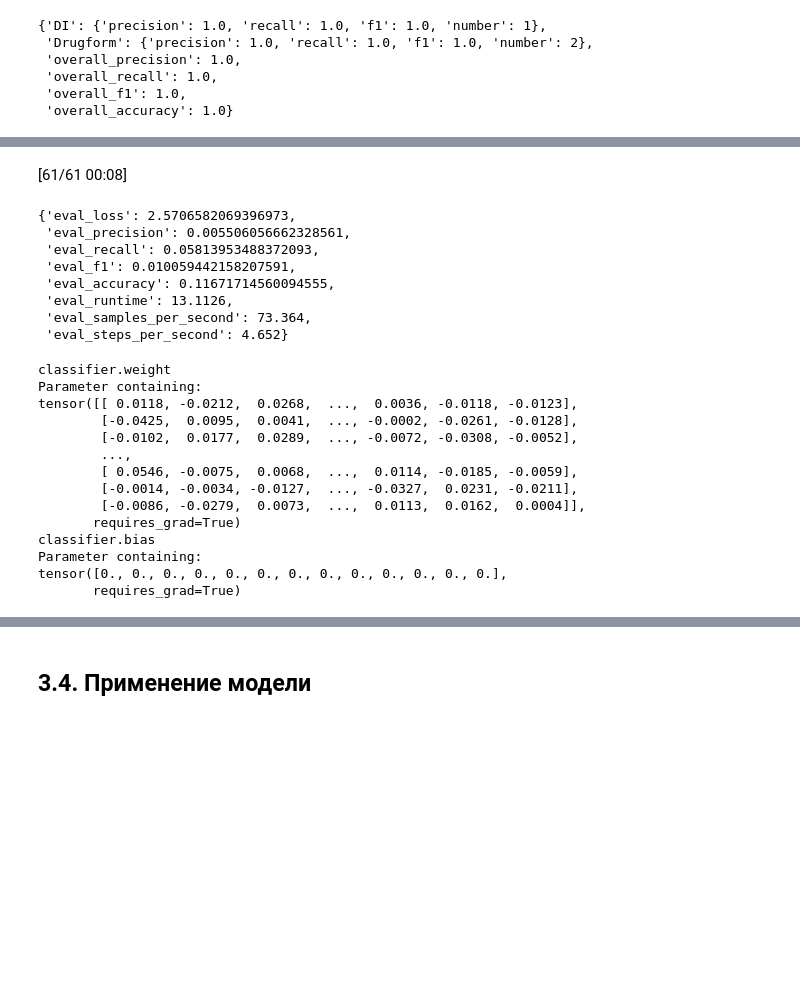
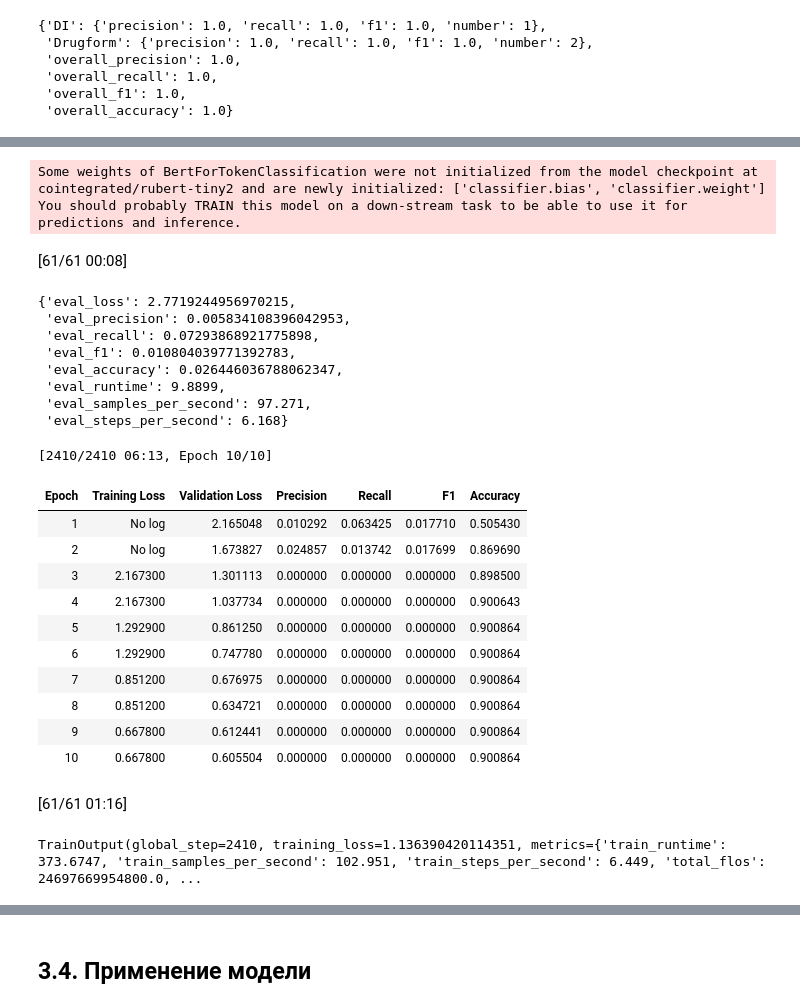
Before and after one commit to Falconwatch/llm_course, a Jupyter notebook: HW2/ДЗ2_done.ipynb, the cells around one changed output, grey strips where cells are left out. Drawn from its saved outputs; the diff is of its cells as text; code cells hidden in the pictures; blank space fills up the shorter version.

```diff
--- a/HW2/ДЗ2_done.ipynb
+++ b/HW2/ДЗ2_done.ipynb
@@ -325,0 +305,13 @@ def compute_metrics(p):
+# %%
+from transformers import AutoModelForTokenClassification, TrainingArguments, Trainer
+
+rubert_tiny_freezed = AutoModelForTokenClassification.from_pretrained(model_checkpoint, num_labels=len(label_list))
+rubert_tiny_freezed.config.id2label = dict(enumerate(label_list))
+rubert_tiny_freezed.config.label2id = {v: k for k, v in rubert_tiny_freezed.config.id2label.items()}
+
+
+for param in rubert_tiny_freezed.bert.parameters():
+    param.requires_grad = False
+# %% [output]
+Some weights of BertForTokenClassification were not initialized from the model checkpoint at cointegrated/rubert-tiny2 and are newly initialized: ['classifier.bias', 'classifier.weight']
+You should probably TRAIN this model on a down-stream task to be able to use it for predictions and inference.
@@ -326,7 +333,7 @@ def compute_metrics(p):
 # %%
 # model training
 trainer = Trainer(
-    baseline_model,
+    rubert_tiny_freezed,
     args,
     train_dataset=tokenized_datasets["train"],
     eval_dataset=tokenized_datasets["test"],
@@ -338,11 +345,11 @@ trainer = Trainer(
 trainer.evaluate()
 # %% [output]
 [61/61 00:08]
-{'eval_loss': 2.5706582069396973,
- 'eval_precision': 0.005506056662328561,
- 'eval_recall': 0.05813953488372093,
- 'eval_f1': 0.010059442158207591,
- 'eval_accuracy': 0.11671714560094555,
- 'eval_runtime': 13.1126,
- 'eval_samples_per_second': 73.364,
- 'eval_steps_per_second': 4.652}
+{'eval_loss': 2.7719244956970215,
+ 'eval_precision': 0.005834108396042953,
+ 'eval_recall': 0.07293868921775898,
+ 'eval_f1': 0.010804039771392783,
+ 'eval_accuracy': 0.026446036788062347,
+ 'eval_runtime': 9.8899,
+ 'eval_samples_per_second': 97.271,
+ 'eval_steps_per_second': 6.168}
@@ -352,20 +355,0 @@ for param in baseline_model.bert.parameters():
-# %%
-for name, param in baseline_model.named_parameters():
-    if param.requires_grad:
-        print(name)
-        print(param)
-# %% [output]
-classifier.weight
-Parameter containing:
-tensor([[ 0.0118, -0.0212,  0.0268,  ...,  0.0036, -0.0118, -0.0123],
-        [-0.0425,  0.0095,  0.0041,  ..., -0.0002, -0.0261, -0.0128],
-        [-0.0102,  0.0177,  0.0289,  ..., -0.0072, -0.0308, -0.0052],
-        ...,
-        [ 0.0546, -0.0075,  0.0068,  ...,  0.0114, -0.0185, -0.0059],
-        [-0.0014, -0.0034, -0.0127,  ..., -0.0327,  0.0231, -0.0211],
-        [-0.0086, -0.0279,  0.0073,  ...,  0.0113,  0.0162,  0.0004]],
-       requires_grad=True)
-classifier.bias
-Parameter containing:
-tensor([0., 0., 0., 0., 0., 0., 0., 0., 0., 0., 0., 0., 0.],
-       requires_grad=True)
@@ -375,0 +356,17 @@ noisy_logger.setLevel(logging.WARNING)
+# %%
+trainer.train()
+# %% [output]
+[2410/2410 06:13, Epoch 10/10]
+| Epoch | Training Loss | Validation Loss | Precision | Recall | F1 | Accuracy |
+| 1 | No log | 2.165048 | 0.010292 | 0.063425 | 0.017710 | 0.505430 |
+| 2 | No log | 1.673827 | 0.024857 | 0.013742 | 0.017699 | 0.869690 |
+| 3 | 2.167300 | 1.301113 | 0.000000 | 0.000000 | 0.000000 | 0.898500 |
+| 4 | 2.167300 | 1.037734 | 0.000000 | 0.000000 | 0.000000 | 0.900643 |
+| 5 | 1.292900 | 0.861250 | 0.000000 | 0.000000 | 0.000000 | 0.900864 |
+| 6 | 1.292900 | 0.747780 | 0.000000 | 0.000000 | 0.000000 | 0.900864 |
+| 7 | 0.851200 | 0.676975 | 0.000000 | 0.000000 | 0.000000 | 0.900864 |
+| 8 | 0.851200 | 0.634721 | 0.000000 | 0.000000 | 0.000000 | 0.900864 |
+| 9 | 0.667800 | 0.612441 | 0.000000 | 0.000000 | 0.000000 | 0.900864 |
+| 10 | 0.667800 | 0.605504 | 0.000000 | 0.000000 | 0.000000 | 0.900864 |
+[61/61 01:16]
+TrainOutput(global_step=2410, training_loss=1.136390420114351, metrics={'train_runtime': 373.6747, 'train_samples_per_second': 102.951, 'train_steps_per_second': 6.449, 'total_flos': 24697669954800.0, ...
```
Also changed, not shown: parts of 18 cells of this notebook.
